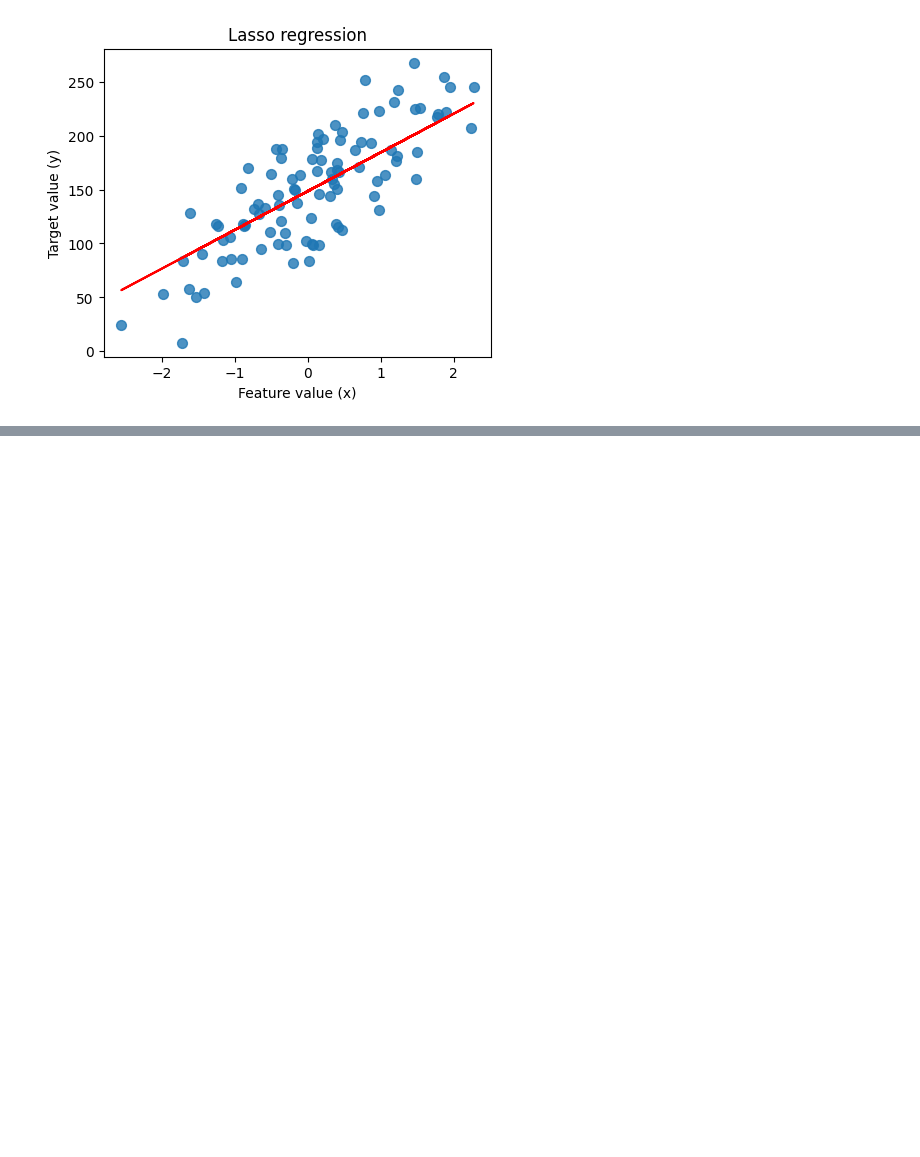
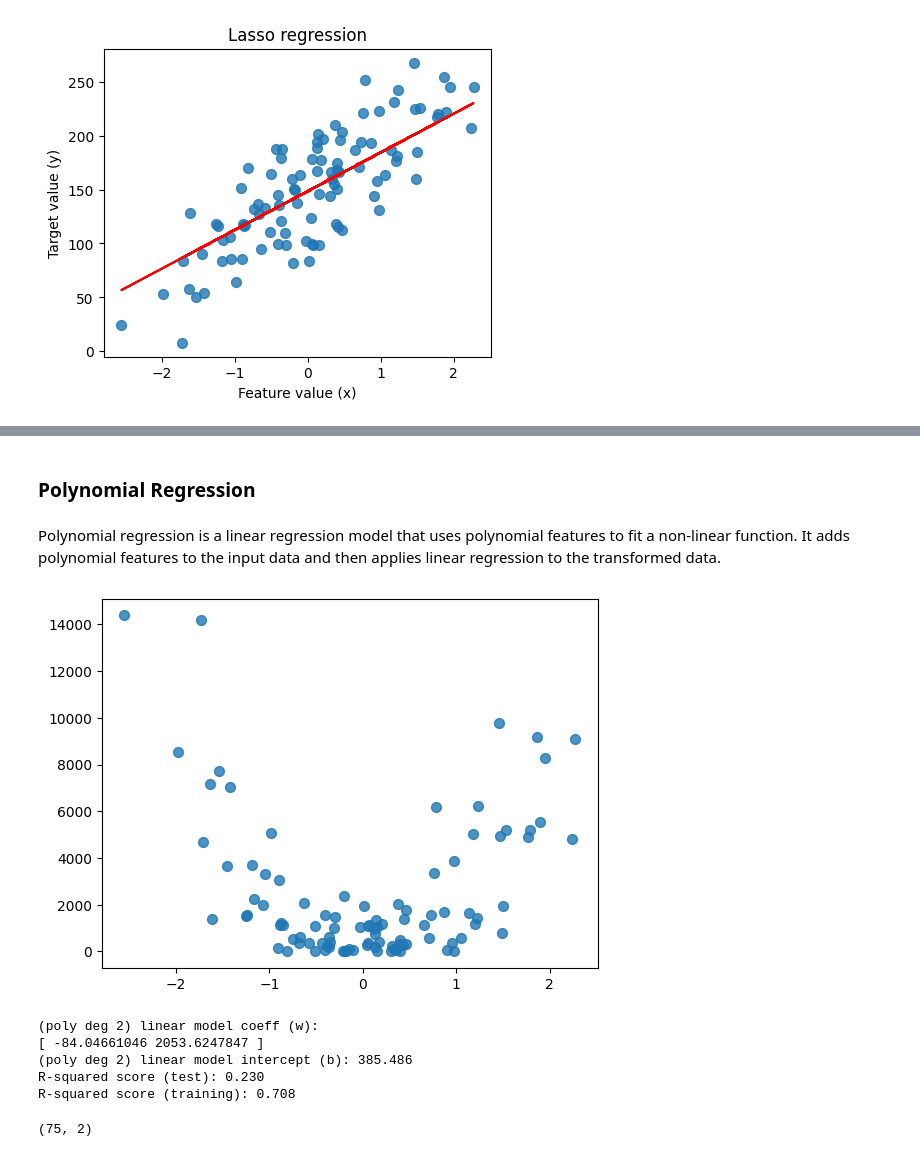
Before and after one commit to yesmanic/Machine_Learning_Models, a Jupyter notebook: Linear Models.ipynb, the cells around one changed output, grey strips where cells are left out. Cells and saved outputs as stored; diff of their text form; code cells hidden in the pictures; blank space fills up the shorter version.

Commit message:
feat: add normalization and polynomial regression

```diff
--- a/Linear Models.ipynb
+++ b/Linear Models.ipynb
@@ -126,0 +163,11 @@ plt.show()
+# %% [markdown]
+### Polynomial Regression
+# %% [markdown]
+Polynomial regression is a linear regression model that uses polynomial features to fit a non-linear function. It adds polynomial features to the input data and then applies linear regression to the transformed data.
+# %%
+# make regression with a quadratic tendency
+X, y = make_regression(n_samples=100, n_features=1, n_informative=1, noise=20, random_state=0)
+y = y ** 2
+plt.scatter(X, y, marker= 'o', s=50, alpha=0.8);
+# %% [output]
+[figure, added]
@@ -126,0 +180,23 @@ plt.show()
+# %%
+score = linreg.score(X_test, y_test)
+print('(poly deg 2) linear model coeff (w):\n{}'
+        .format(linreg.coef_))
+print('(poly deg 2) linear model intercept (b): {:.3f}'
+        .format(linreg.intercept_))
+
+print('R-squared score (test): {:.3f}'
+        .format(score))
+
+score = linreg.score(X_train, y_train)
+print('R-squared score (training): {:.3f}'
+        .format(score))
+# %% [output]
+(poly deg 2) linear model coeff (w):
+[ -84.04661046 2053.6247847 ]
+(poly deg 2) linear model intercept (b): 385.486
+R-squared score (test): 0.230
+R-squared score (training): 0.708
+# %%
+X_train.shape
+# %% [output]
+(75, 2)
```
Also changed, not shown: parts of 7 cells of this notebook.
